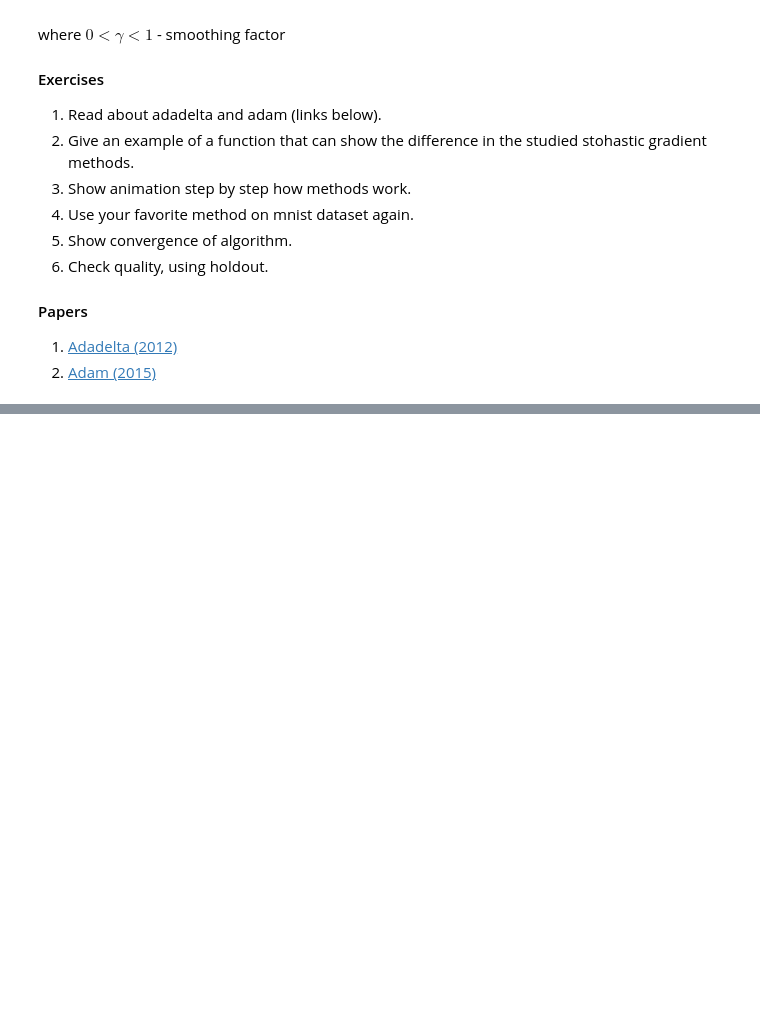
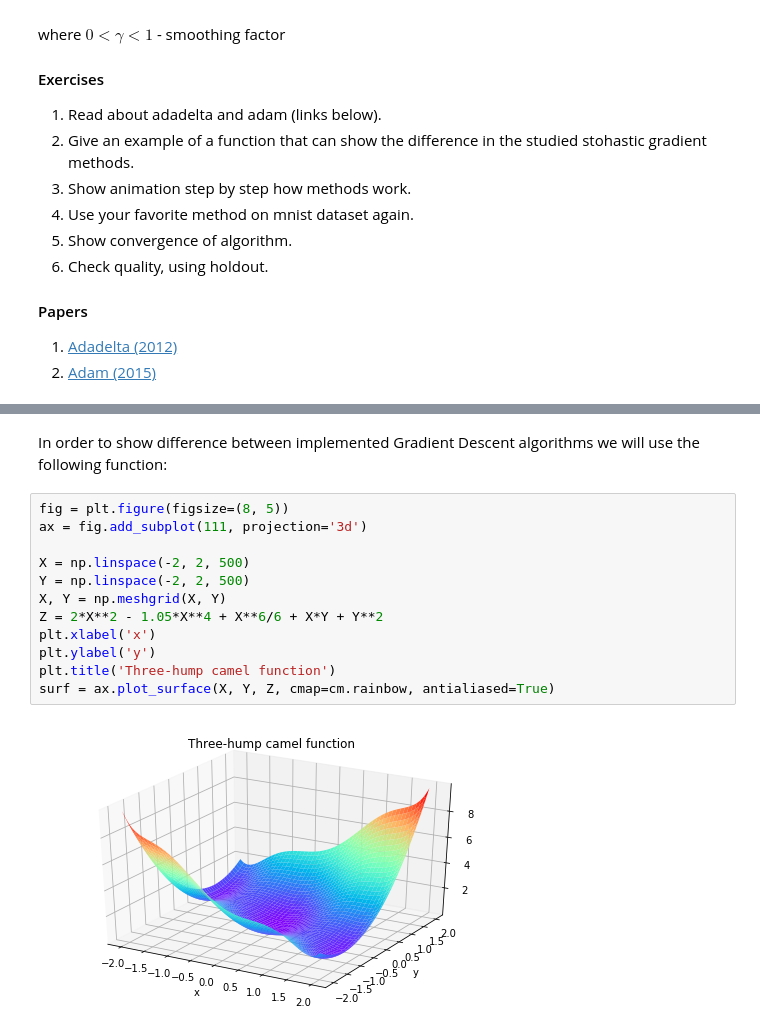
Before and after one commit to slayff/squad, a Jupyter notebook: labs/lab-1.ipynb, the cells around one changed output, grey strips where cells are left out. Saved outputs shown, nothing was run; the diff lists cells and outputs as text; blank space fills up the shorter version.

```diff
--- a/labs/lab-1.ipynb
+++ b/labs/lab-1.ipynb
@@ -1198,0 +1287,16 @@ where $0< \gamma < 1$ - smoothing factor
+# %% [markdown]
+In order to show difference between implemented Gradient Descent algorithms we will use the following function:
+# %%
+fig = plt.figure(figsize=(8, 5))
+ax = fig.add_subplot(111, projection='3d')
+
+X = np.linspace(-2, 2, 500)
+Y = np.linspace(-2, 2, 500)
+X, Y = np.meshgrid(X, Y)
+Z = 2*X**2 - 1.05*X**4 + X**6/6 + X*Y + Y**2
+plt.xlabel('x')
+plt.ylabel('y')
+plt.title('Three-hump camel function')
+surf = ax.plot_surface(X, Y, Z, cmap=cm.rainbow, antialiased=True)
+# %% [output]
+[figure, added]
```
Also changed, not shown: parts of 17 cells of this notebook, 1 other file.
